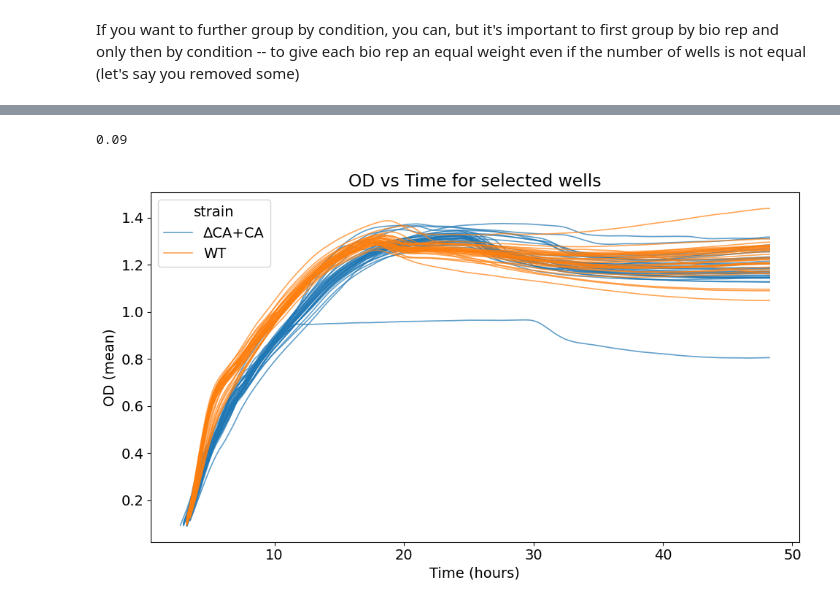
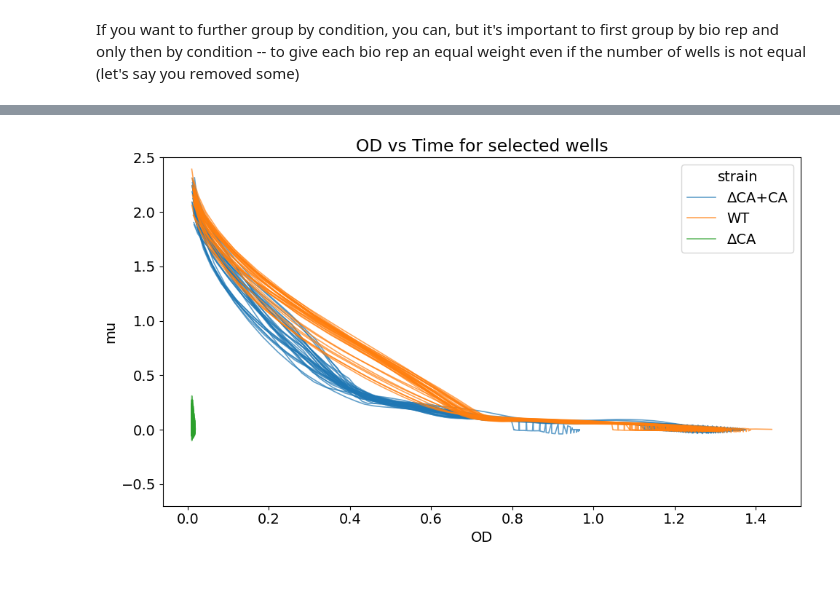
Before and after one commit to Eden-Elkayam/wellflow, a Jupyter notebook: examples/plot.ipynb, the cells around one changed output, grey strips where cells are left out. Saved outputs shown, nothing was run; the diff lists cells and outputs as text; code cells hidden in the pictures.

```diff
--- a/examples/plot.ipynb
+++ b/examples/plot.ipynb
@@ -116,20 +67,19 @@ You can use the helpers above to create many plots. However, here are more examp
 # %%
-# Change wells to your choice
-#wells_to_plot = ["A1","A2", "A3", "B1", "B2", "B3", "C1", "C2", "C3", "D1", "D2", "D3"]
-threshold_od = 0.09 # Set your OD threshold if you want one
+threshold_od = 0.01 # Set your OD threshold if you want one
 mask = with_mu["od_smooth"] > threshold_od
 
-print(threshold_od)
-df = with_mu[mask]
-plot_by = "well"
-color_by = "strain"
-x_col = "time_hours"
-y_col = "od_smooth"
-x_label = "Time (hours)"
-y_label = "OD (mean)"
-title = "OD vs Time for selected wells"
-log = False
-plot_helper(plot_by=plot_by,color_by=color_by, df=df, x_col=x_col, y_col=y_col, x_label=x_label, y_label=y_label, title= title, log=log)
+plot_grouped(df=with_mu[mask],
+             group_by="strain",
+             x_col="od_smooth",
+             y_col="mu",
+             x_label="OD",
+             y_label="mu",
+             title="OD vs Time for selected wells",
+             plot_by= "well",
+             marker=None,
+             log=False,
+             font_size=14,
+             ylim=(-0.7,2.5)
+             )
 # %% [output]
-0.09
-[figure, old version]
+[figure, new version]
```
Also changed, not shown: parts of 17 cells of this notebook, 1 other file.
